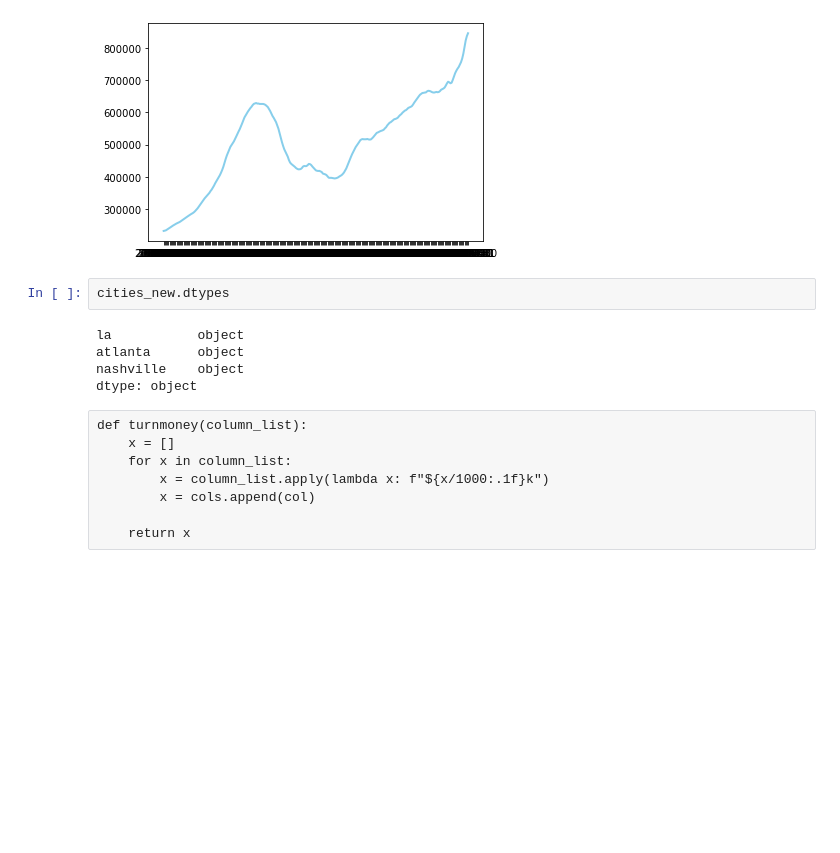
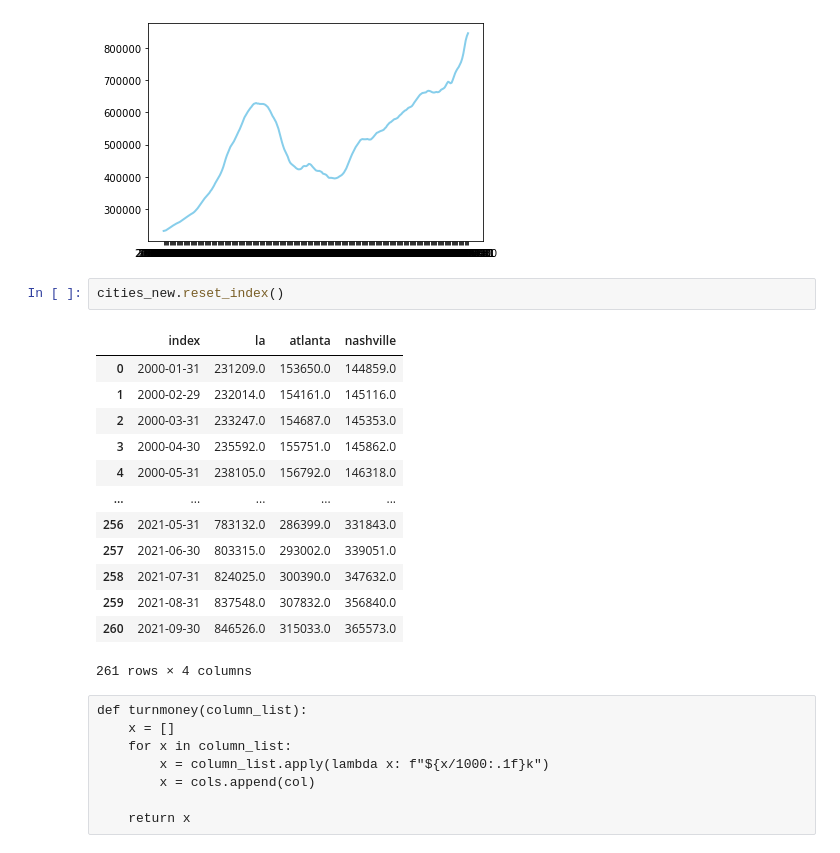
Before and after one commit to Liuchenxi1/Nashville-house-market-analysis, a Jupyter notebook: Nashville house - zillow download. .ipynb, the cells around one changed output. Drawn from its saved outputs; the diff is of its cells as text; blank space fills up the shorter version.

```diff
--- a/Nashville house - zillow download. .ipynb
+++ b/Nashville house - zillow download. .ipynb
@@ -285,12 +285,21 @@ plt.plot( 'la', data=cities_new, color='skyblue',linewidth = 2)
 [<matplotlib.lines.Line2D at 0x...>]
 [figure]
 # %%
-cities_new.dtypes
+cities_new.reset_index()
 # %% [output]
+|  | index | la | atlanta | nashville |
+| 0 | 2000-01-31 | 231209.0 | 153650.0 | 144859.0 |
+| 1 | 2000-02-29 | 232014.0 | 154161.0 | 145116.0 |
+| 2 | 2000-03-31 | 233247.0 | 154687.0 | 145353.0 |
+| 3 | 2000-04-30 | 235592.0 | 155751.0 | 145862.0 |
+| 4 | 2000-05-31 | 238105.0 | 156792.0 | 146318.0 |
+| ... | ... | ... | ... | ... |
+| 256 | 2021-05-31 | 783132.0 | 286399.0 | 331843.0 |
+| 257 | 2021-06-30 | 803315.0 | 293002.0 | 339051.0 |
+| 258 | 2021-07-31 | 824025.0 | 300390.0 | 347632.0 |
+| 259 | 2021-08-31 | 837548.0 | 307832.0 | 356840.0 |
+| 260 | 2021-09-30 | 846526.0 | 315033.0 | 365573.0 |
-la           object
-atlanta      object
-nashville    object
-dtype: object
+261 rows × 4 columns
 # %% [raw]
 def turnmoney(column_list):
     x = []
```
Also changed, not shown: parts of 7 cells of this notebook.
